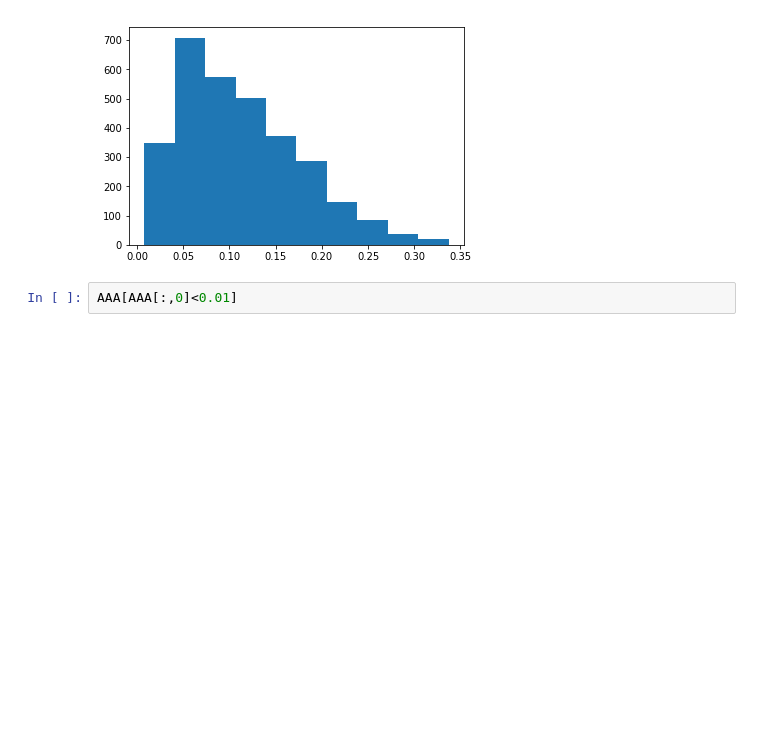
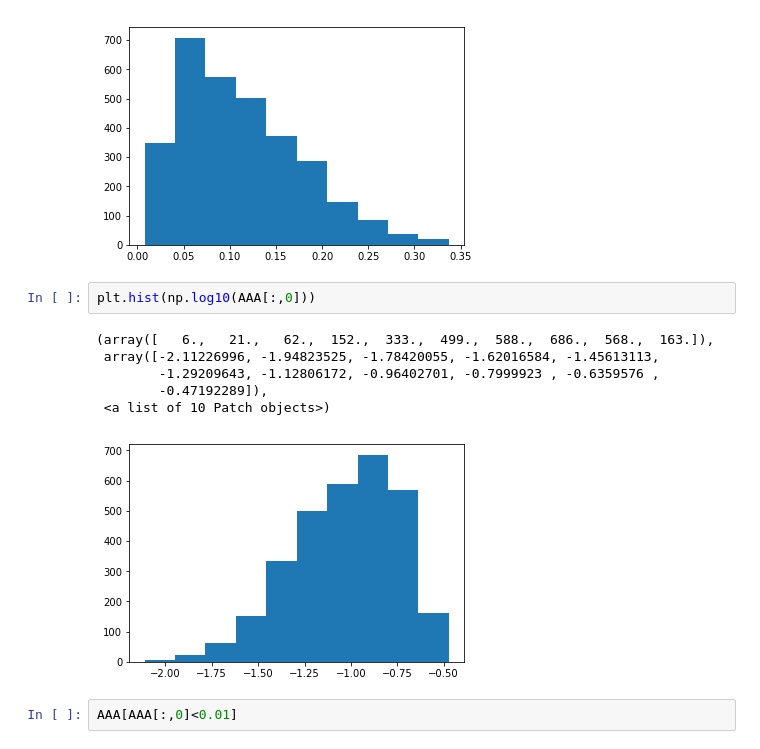
Before and after one commit to saint-germain/population_synthesis, a Jupyter notebook: tools/planetas sandbox.ipynb, the cells around one changed output. Cells and saved outputs as stored; diff of their text form; blank space fills up the shorter version.

```diff
--- a/tools/planetas sandbox.ipynb
+++ b/tools/planetas sandbox.ipynb
@@ -351,6 +351,15 @@ plt.hist(AAA[:,0]) # disk mass fraction in solar masses
          0.3373472 ]),
  <a list of 10 Patch objects>)
 [figure]
+# %%
+plt.hist(np.log10(AAA[:,0]))
+# %% [output]
+(array([   6.,   21.,   62.,  152.,  333.,  499.,  588.,  686.,  568.,  163.]),
+ array([-2.11226996, -1.94823525, -1.78420055, -1.62016584, -1.45613113,
+        -1.29209643, -1.12806172, -0.96402701, -0.7999923 , -0.6359576 ,
+        -0.47192289]),
+ <a list of 10 Patch objects>)
+[figure, added]
 # %%
 AAA[AAA[:,0]<0.01]
 # %% [output]
```
Also changed, not shown: parts of 5 cells of this notebook.
